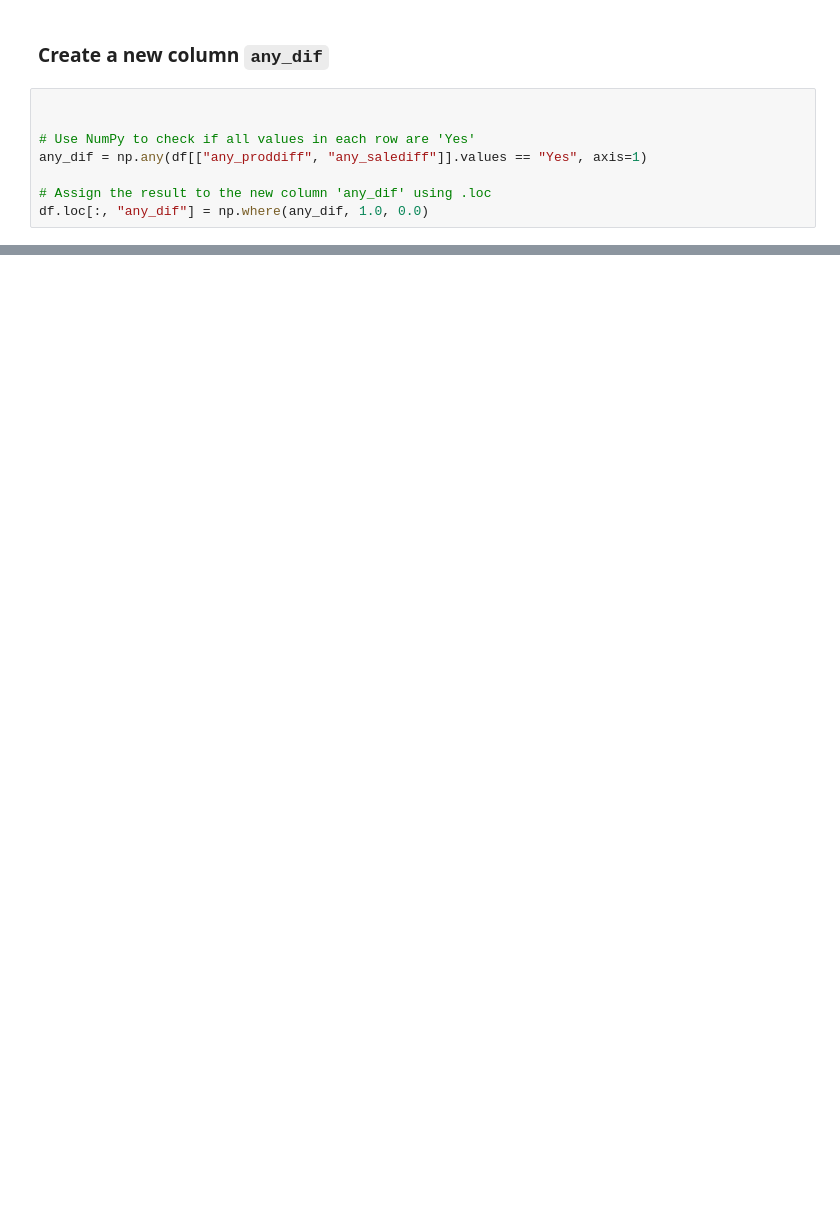
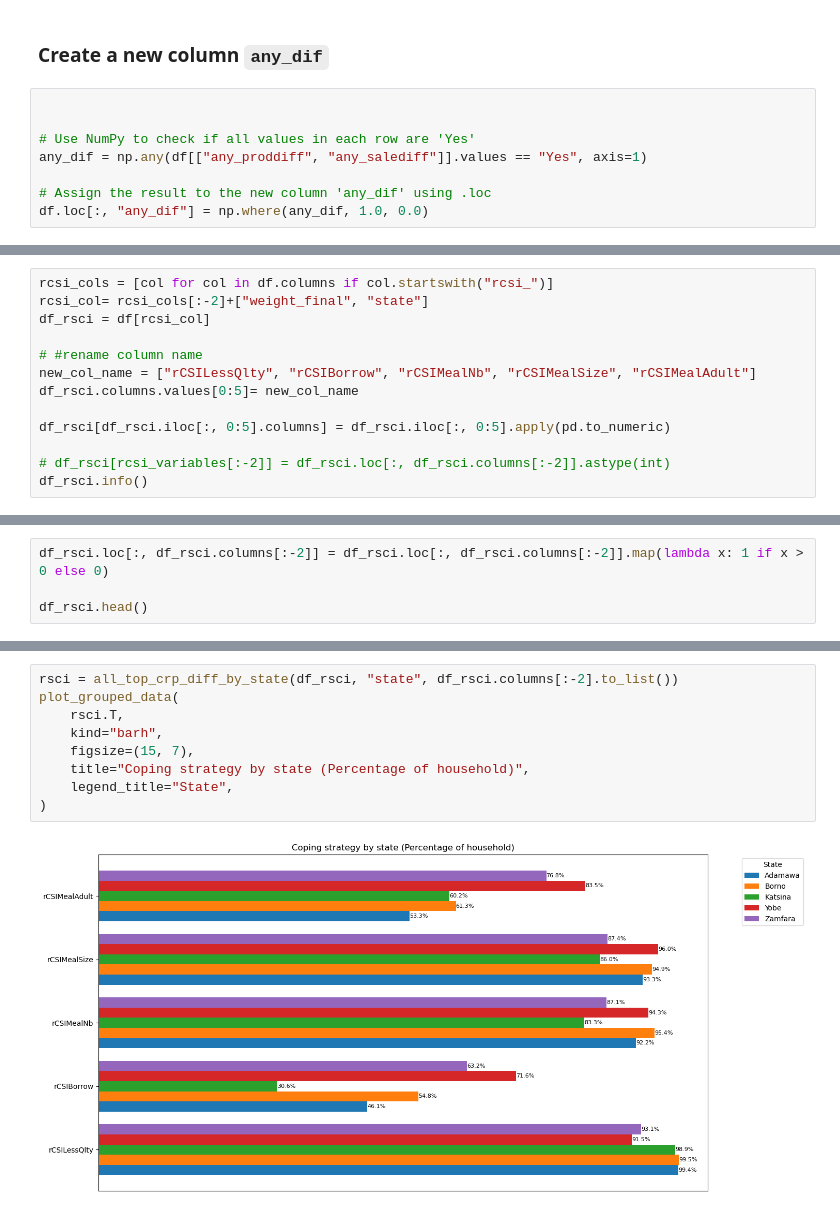
Before and after one commit to decorouz/Food_Insecurity_Indicators_Analysis, a Jupyter notebook: notebooks/2_eda.ipynb, the cells around one changed output, grey strips where cells are left out. Cells and saved outputs as stored; diff of their text form; blank space fills up the shorter version.

Commit message:
Add coping strategy eda and plots

```diff
--- a/notebooks/2_eda.ipynb
+++ b/notebooks/2_eda.ipynb
@@ -3101,0 +3105,13 @@ df.head()
+# %%
+rcsi_cols = [col for col in df.columns if col.startswith("rcsi_")]
+rcsi_col= rcsi_cols[:-2]+["weight_final", "state"]
+df_rsci = df[rcsi_col]
+
+# #rename column name
+new_col_name = ["rCSILessQlty", "rCSIBorrow", "rCSIMealNb", "rCSIMealSize", "rCSIMealAdult"]
+df_rsci.columns.values[0:5]= new_col_name
+
+df_rsci[df_rsci.iloc[:, 0:5].columns] = df_rsci.iloc[:, 0:5].apply(pd.to_numeric)
+
+# df_rsci[rcsi_variables[:-2]] = df_rsci.loc[:, df_rsci.columns[:-2]].astype(int)
+df_rsci.info()
@@ -3101,0 +3138,4 @@ df.head()
+# %%
+df_rsci.loc[:, df_rsci.columns[:-2]] = df_rsci.loc[:, df_rsci.columns[:-2]].map(lambda x: 1 if x > 0 else 0)
+
+df_rsci.head()
@@ -3101,0 +3149,11 @@ df.head()
+# %%
+rsci = all_top_crp_diff_by_state(df_rsci, "state", df_rsci.columns[:-2].to_list())
+plot_grouped_data(
+    rsci.T,
+    kind="barh",
+    figsize=(15, 7),
+    title="Coping strategy by state (Percentage of household)",
+    legend_title="State",
+)
+# %% [output]
+[figure, added]
```
Also changed, not shown: parts of 13 cells of this notebook.
